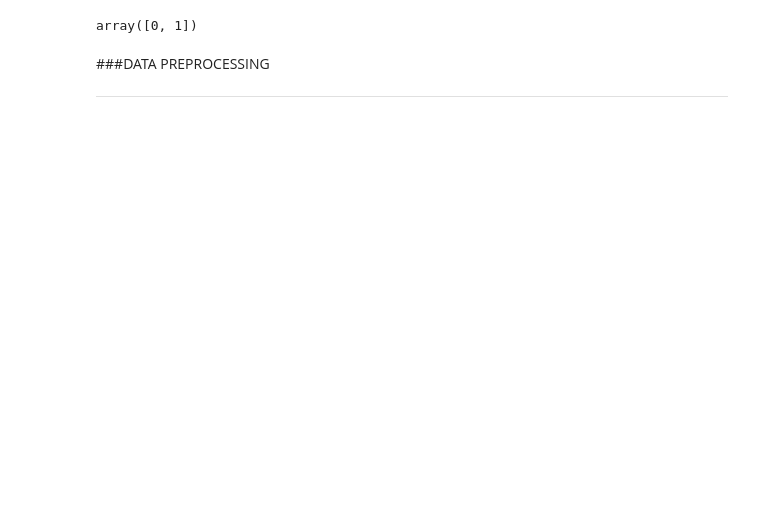
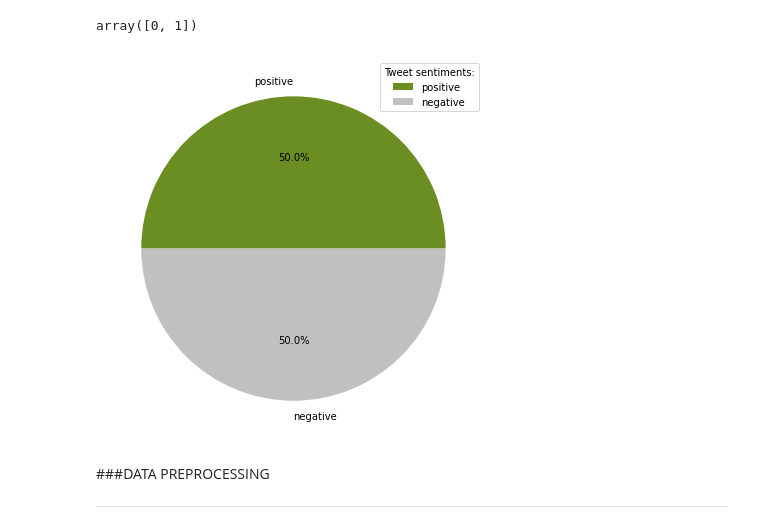
Before and after one commit to Skarlet0x/SentimentAnalysis, a Jupyter notebook: sentiment_analysis.ipynb, the cells around one changed output. Saved outputs shown, nothing was run; the diff lists cells and outputs as text; code cells hidden in the pictures; blank space fills up the shorter version.

```diff
--- a/sentiment_analysis.ipynb
+++ b/sentiment_analysis.ipynb
@@ -53 +72,3 @@ array([0, 4])
+# %%
+dataset.drop(dataset.loc[dataset["sentiment"]==2].index, inplace=True)
 # %%
@@ -58,5 +80,16 @@ dataset['sentiment'].unique()
 # %% [output]
 array([0, 1])
+# %%
+# sentiment distribution in the dataset
+labels = ["positive", "negative"]
+colors = ["olivedrab", "silver"]
+
+plt.figure(figsize=(7,7))
+plt.pie(dataset["sentiment"].value_counts(), labels=labels, colors=colors, autopct="%1.1f%%")
+plt.legend(title = "Tweet sentiments:")
+plt.show()
+# %% [output]
+[figure, added]
 # %% [markdown]
 ###DATA PREPROCESSING
 
```
Also changed, not shown: parts of 16 cells of this notebook.
